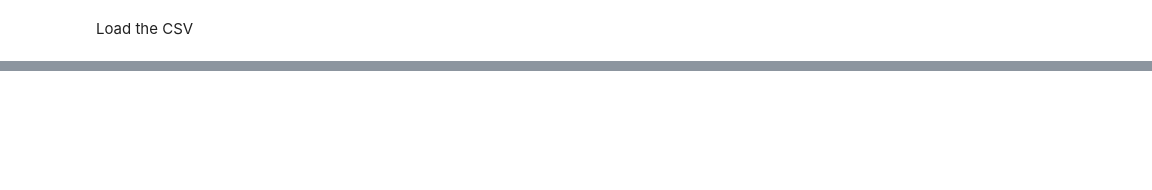
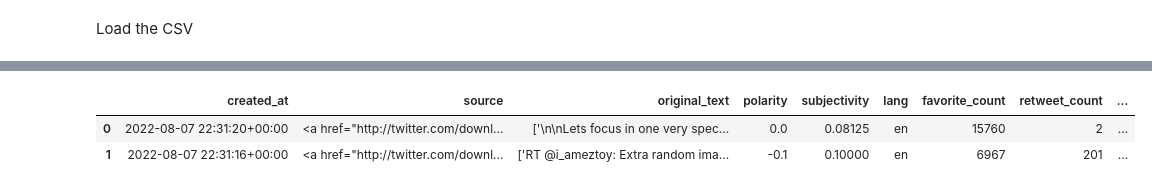
Before and after one commit to davedawitdave/Twitter-Data-Analysis, a Jupyter notebook: data_preprocessing_and_anlaytics.ipynb, the cells around one changed output, grey strips where cells are left out. Drawn from its saved outputs; the diff is of its cells as text; code cells hidden in the pictures; blank space fills up the shorter version.

Commit message:
successfuly get cleaned data frame

```diff
--- a/data_preprocessing_and_anlaytics.ipynb
+++ b/data_preprocessing_and_anlaytics.ipynb
@@ -36,0 +63,6 @@ clean_tweet_df["source"] = clean_tweet_df["source"].apply(cleaner.get_source_nam
+# %%
+clean_tweet_df
+# %% [output]
+|  | created_at | source | original_text | polarity | subjectivity | lang | favorite_count | retweet_count | ... |
+| 0 | 2022-08-07 22:31:20+00:00 | <a href="http://twitter.com/downl... | ['\n\nLets focus in one very spec... | 0.0 | 0.08125 | en | 15760 | 2 | ... |
+| 1 | 2022-08-07 22:31:16+00:00 | <a href="http://twitter.com/downl... | ['RT @i_ameztoy: Extra random ima... | -0.1 | 0.10000 | en | 6967 | 201 | ... |
```
Also changed, not shown: parts of 6 cells of this notebook, 3 other files.
